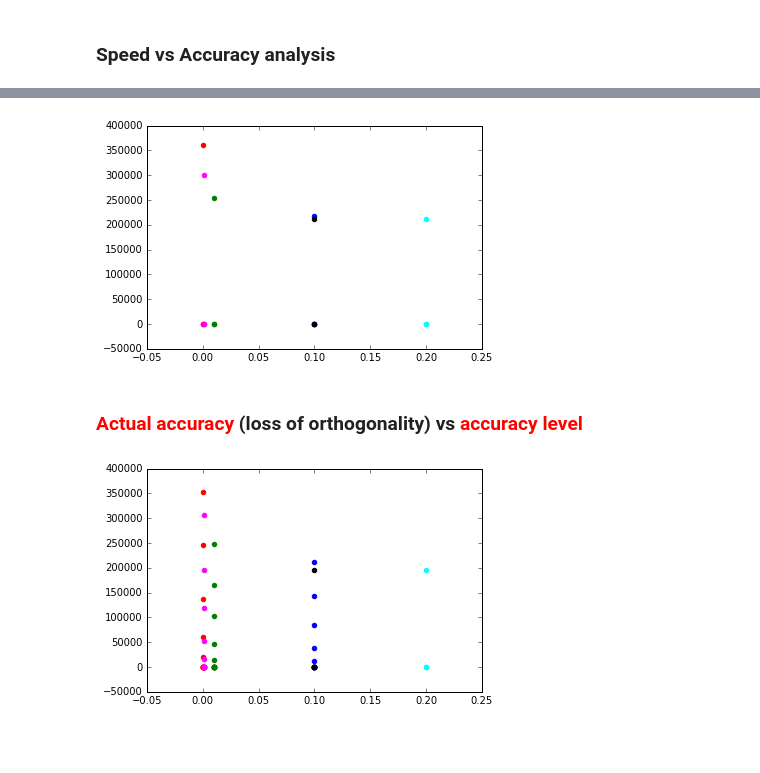
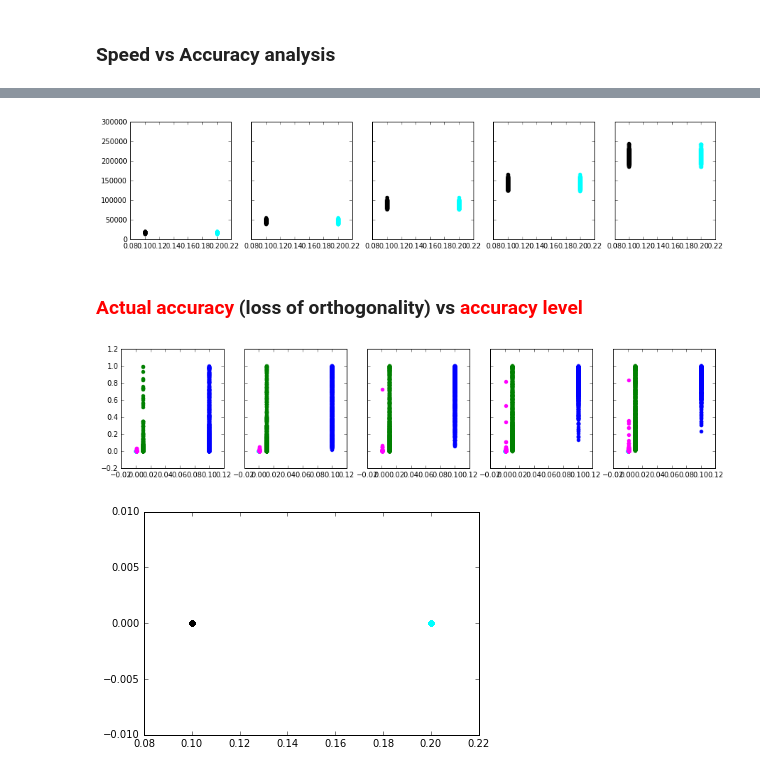
Before and after one commit to yobibyte/hpmc-eigensolvers, a Jupyter notebook: results_analysis.ipynb, the cells around one changed output, grey strips where cells are left out. Saved outputs shown, nothing was run; the diff lists cells and outputs as text; code cells hidden in the pictures; blank space fills up the shorter version.

```diff
--- a/results_analysis.ipynb
+++ b/results_analysis.ipynb
@@ -98,0 +134,25 @@ for i in range(10, 51, 10):
+# %%
+cols = ['blue', 'red', 'green', 'magenta']
+
+f, axes = plt.subplots(1, 3, sharey=True, figsize=(15,3))
+plt.gca().invert_xaxis()
+
+for i in range(10, 31, 10):
+    axes[(i-1)//10].set_title('Problem size {}'.format(i))
+    for c, k in enumerate(data_fga['standard-random-uniform']['dstevx'].keys()):
+        d = np.array(data_fga['standard-random-uniform']['dstevx'][k][i])
+        axes[(i-1)//10].scatter([k for t in range(len(d[:,2]))], d[:,2], color=cols[c])
+
+f, axes = plt.subplots(1,2, sharey=True, figsize=(15,5))
+plt.gca().invert_xaxis()
+
+axes[0].set_title('Problem size {}'.format(40))
+axes[1].set_title('Problem size {}'.format(50))
+
+for c, k in enumerate(data_fga['standard-random-uniform']['dstevx'].keys()):
+    d = np.array(data_fga['standard-random-uniform']['dstevx'][k][40])
+    axes[0].scatter([k for t in range(len(d[:,2]))], d[:,2], color=cols[c])
+
+for c, k in enumerate(data_fga['standard-random-uniform']['dstevx'].keys()):
+    d = np.array(data_fga['standard-random-uniform']['dstevx'][k][50])
+    axes[1].scatter([k for t in range(len(d[:,2]))], d[:,2], color=cols[c])
@@ -99,34 +162,32 @@ for i in range(10, 51, 10):
 # %%
-cols = ['blue', 'red', 'green', 'magenta']
-
-for c, k in enumerate(data_fga['standard-random-uniform']['dstevx'].keys()):
-    for i in range(50, 51, 10):
-        d = np.array(data_fga['standard-random-uniform']['dstevx'][k][i])
-        plt.scatter([k for t in range(len(d[2]))], d[2], color=cols[c])
-
 cols = ['black', 'cyan', 'yellow', '#aaaaaa']
 
-for c, k in enumerate(data_fga['standard-random-uniform']['dstemr'].keys()):
-    for i in range(50, 51, 10):
+f, axes = plt.subplots(1, 5, sharey=True, figsize=(15,3))
+for i in range(10, 51, 10):
+    for c, k in enumerate(data_fga['standard-random-uniform']['dstemr'].keys()):
         d = np.array(data_fga['standard-random-uniform']['dstemr'][k][i])
-        plt.scatter([0.1 if k=='low' else 0.2 for t in range(len(d[2]))], d[2], color=cols[c])
+        axes[(i-1)//10].scatter([0.1 if k=='low' else 0.2 for t in range(len(d[:,2]))], d[:,2], color=cols[c])
 # %% [output]
-[figure, old version]
+[figure, new version]
 # %% [markdown]
 ### <font color='red'>Actual accuracy</font> (loss of orthogonality) vs <font color='red'>accuracy level</font>
+# %%
+cols = ['blue', 'cyan', 'green', 'magenta', 'yellow']
+
+f, axes = plt.subplots(1, 5, sharey=True, figsize=(15,3))
+
+for i in range(10, 51, 10):
+    for c, k in enumerate(data_fga['standard-random-uniform']['dstevx'].keys()):
+        d = np.array(data_fga['standard-random-uniform']['dstevx'][k][i])
+        axes[(i-1)//10].scatter([k for t in range(len(d[:,0]))], d[:,0], color=cols[c])
+# %% [output]
+[figure, added]
 # %%
-cols = ['blue', 'red', 'green', 'magenta']
-
-for c, k in enumerate(data_fga['standard-random-uniform']['dstevx'].keys()):
-    for i in range(10, 51, 10):
-        d = np.array(data_fga['standard-random-uniform']['dstevx'][k][i])
-        plt.scatter([k for t in range(len(d[2]))], d[0], color=cols[c])
-
 cols = ['black', 'cyan', 'yellow', '#aaaaaa']
 
 for c, k in enumerate(data_fga['standard-random-uniform']['dstemr'].keys()):
-    for i in range(50, 51, 10):
+    for i in range(10, 51, 10):
         d = np.array(data_fga['standard-random-uniform']['dstemr'][k][i])
-        plt.scatter([0.1 if k=='low' else 0.2 for t in range(len(d[2]))], d[0], color=cols[c])
+        plt.scatter([0.1 if k=='low' else 0.2 for t in range(len(d[:,0]))], d[:,0], color=cols[c])
 # %% [output]
-[figure, old version]
+[figure, new version]
```
Also changed, not shown: parts of 8 cells of this notebook, 2 other files.
